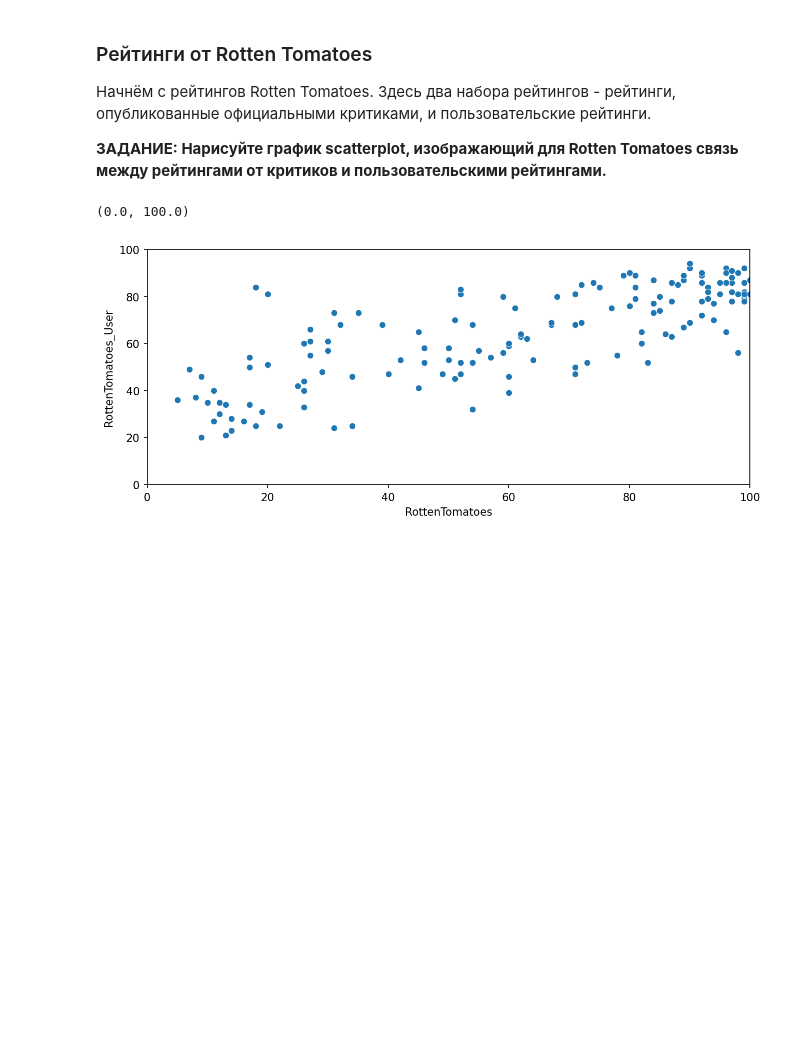
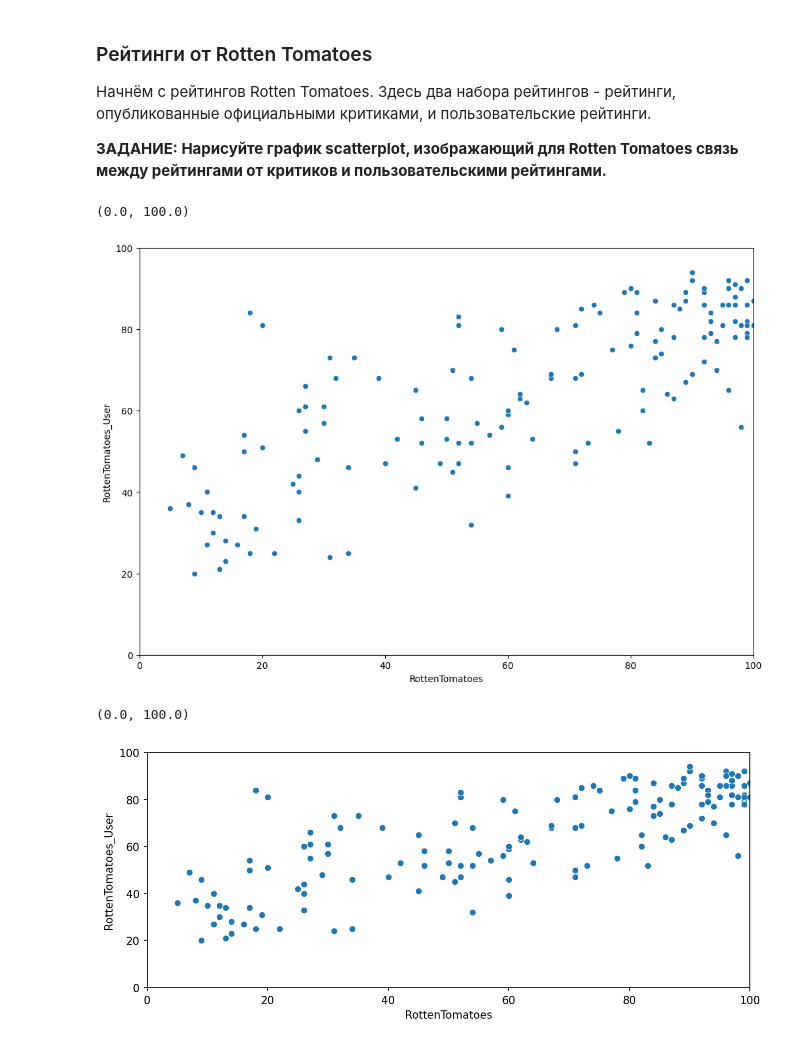
Before and after one commit to giulerg/IBM-labs, a Jupyter notebook: 00-Capstone-Project.ipynb, the cells around one changed output. Saved outputs shown, nothing was run; the diff lists cells and outputs as text; code cells hidden in the pictures; blank space fills up the shorter version.

```diff
--- a/00-Capstone-Project.ipynb
+++ b/00-Capstone-Project.ipynb
@@ -365,3 +364,12 @@ memory usage: 9.2+ KB
+# %%
+# НАПИШИТЕ ВАШ КОД В ЭТОЙ ЯЧЕЙКЕ!
+plt.figure(figsize=(12,8))
+sns.scatterplot(x='RottenTomatoes', y='RottenTomatoes_User', data=all_sites)
+plt.xlim(0,100)
+plt.ylim(0,100)
+# %% [output]
+(0.0, 100.0)
+[figure, added]
 # %%
 # %% [output]
 (0.0, 100.0)
```
Also changed, not shown: parts of 52 cells of this notebook, 2 other files.
